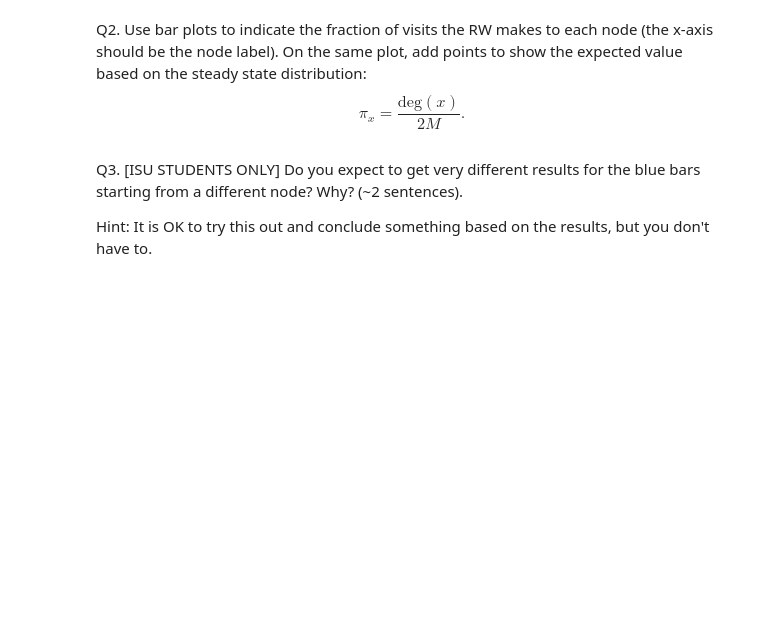
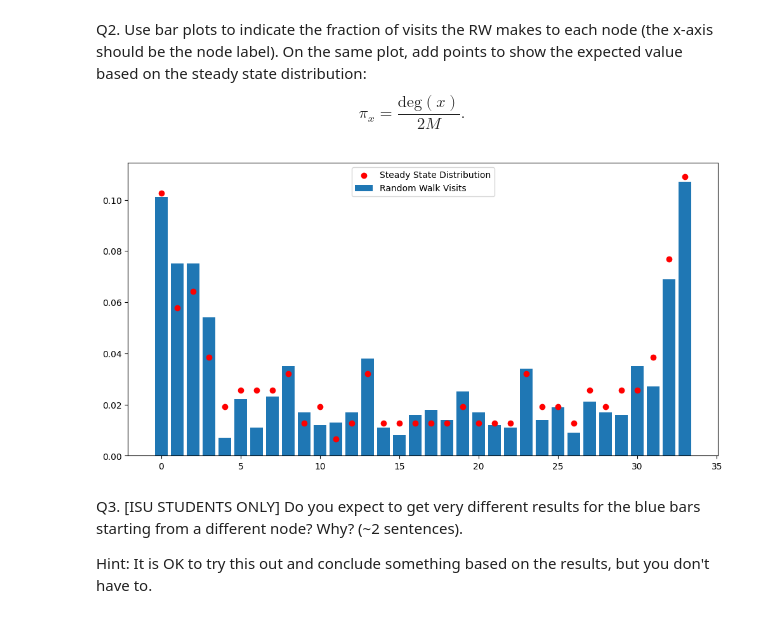
Before and after one commit to PhongCT1105/GraphML, a Jupyter notebook: Colab2/CS4099_Colab_2.ipynb, the cells around one changed output. Cells and saved outputs as stored; diff of their text form; code cells hidden in the pictures; blank space fills up the shorter version.

```diff
--- a/Colab2/CS4099_Colab_2.ipynb
+++ b/Colab2/CS4099_Colab_2.ipynb
@@ -450,3 +525,18 @@ raise NotImplementedError()
+# %%
+# A2. (10+ lines)
+# YOUR CODE HERE
+visit_counts = {node: visited.count(node) / T for node in G.nodes()}
+
+M = G.number_of_edges()
+steady_state = {node: G.degree[node] / (2 * M) for node in G.nodes()}
+
+plt.figure(figsize=(12, 6))
+plt.bar(visit_counts.keys(), visit_counts.values(), label="Random Walk Visits")
+plt.scatter(steady_state.keys(), steady_state.values(), color='red', label="Steady State Distribution")
+plt.legend()
+plt.show()
+# %% [output]
+[figure, added]
 # %% [markdown]
 Q3. [ISU STUDENTS ONLY] Do you expect to get very different results for the blue bars starting from a different node? Why? (~2 sentences).
 
```
Also changed, not shown: parts of 37 cells of this notebook.
